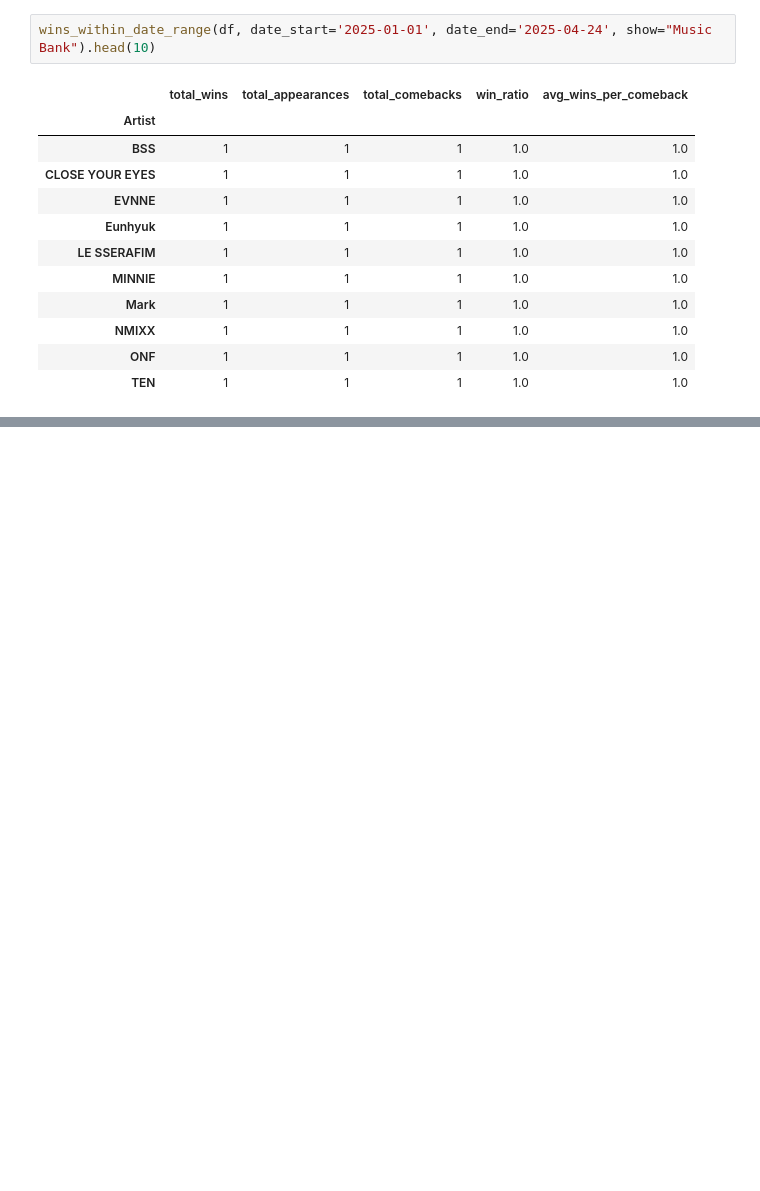
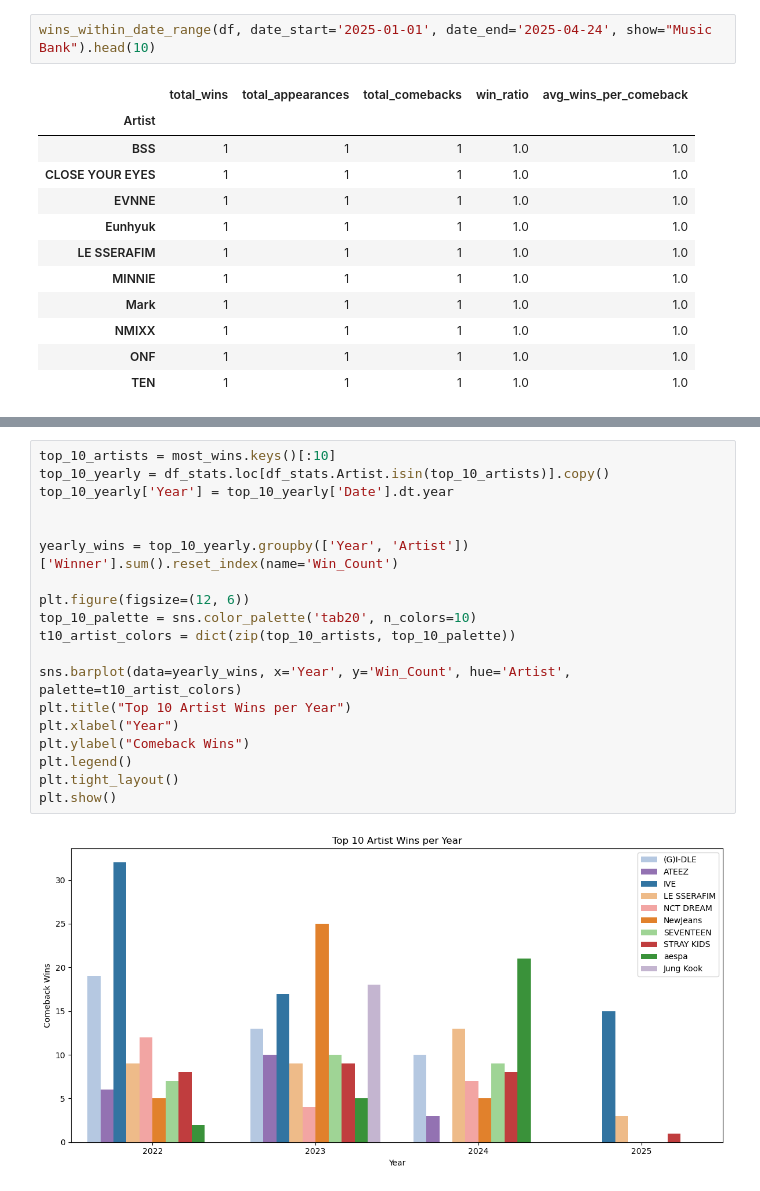
Before and after one commit to ccaban6/love-dive-into-kpop-music-show-winners, a Jupyter notebook: analysis_visualizations.ipynb, the cells around one changed output, grey strips where cells are left out. Cells and saved outputs as stored; diff of their text form; blank space fills up the shorter version.

```diff
--- a/analysis_visualizations.ipynb
+++ b/analysis_visualizations.ipynb
@@ -345,0 +342,21 @@ wins_within_date_range(df, date_start='2025-01-01', date_end='2025-04-24', show=
+# %%
+top_10_artists = most_wins.keys()[:10]
+top_10_yearly = df_stats.loc[df_stats.Artist.isin(top_10_artists)].copy()
+top_10_yearly['Year'] = top_10_yearly['Date'].dt.year
+
+
+yearly_wins = top_10_yearly.groupby(['Year', 'Artist'])['Winner'].sum().reset_index(name='Win_Count')
+
+plt.figure(figsize=(12, 6))
+top_10_palette = sns.color_palette('tab20', n_colors=10)
+t10_artist_colors = dict(zip(top_10_artists, top_10_palette))
+
+sns.barplot(data=yearly_wins, x='Year', y='Win_Count', hue='Artist', palette=t10_artist_colors)
+plt.title("Top 10 Artist Wins per Year")
+plt.xlabel("Year")
+plt.ylabel("Comeback Wins")
+plt.legend()
+plt.tight_layout()
+plt.show()
+# %% [output]
+[figure, added]
```
Also changed, not shown: parts of 28 cells of this notebook, 1 other file.
